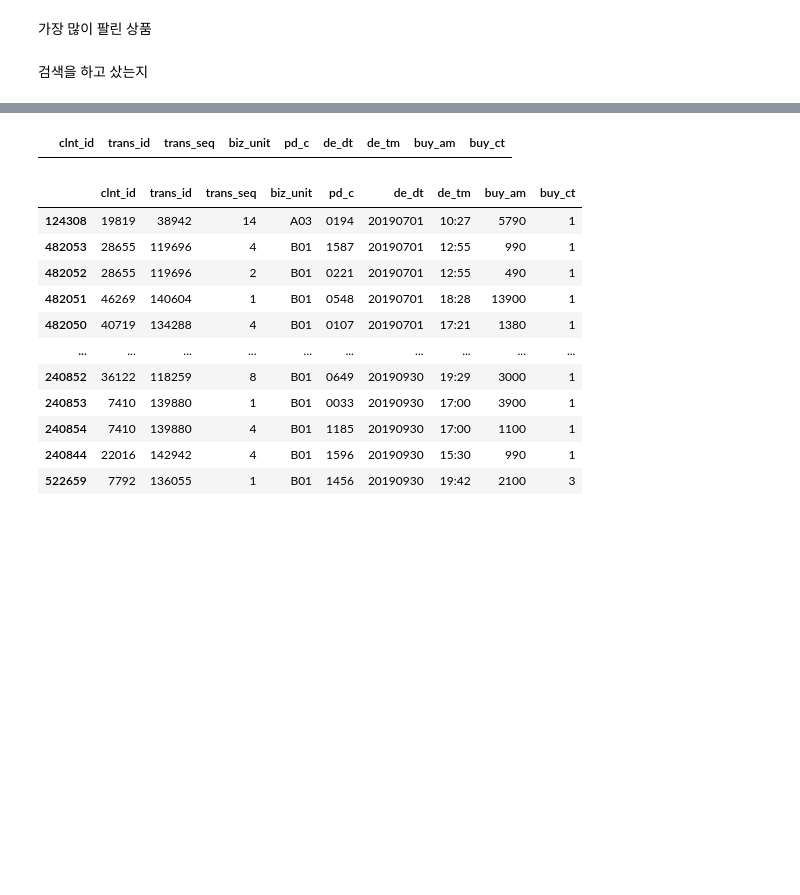
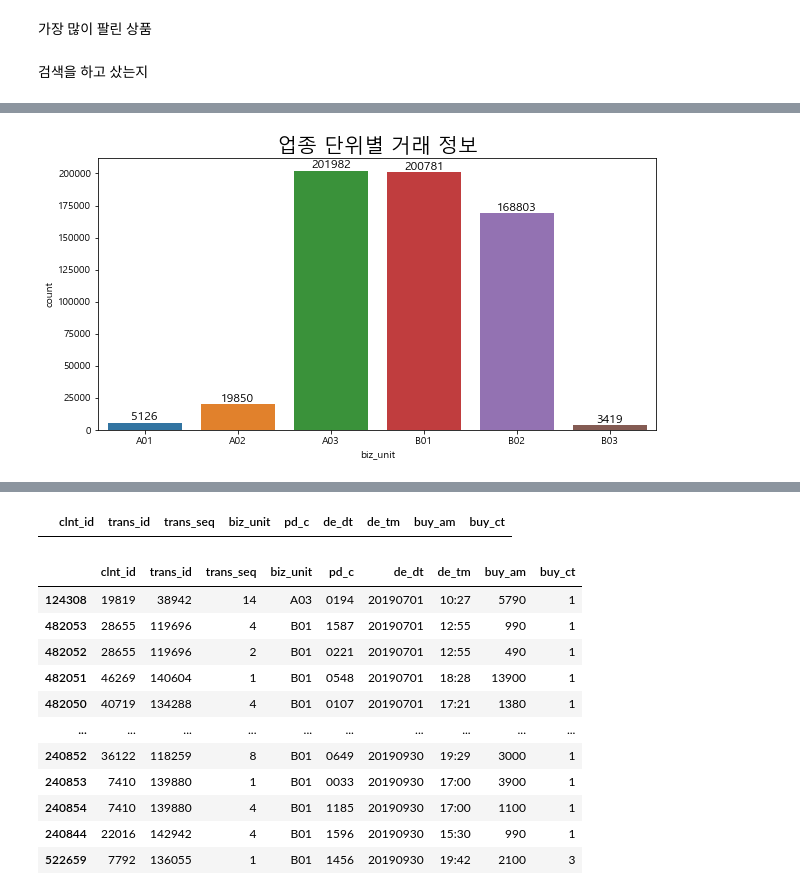
Before and after one commit to Gyeol0/Personalized-Content-Recommendation, a Jupyter notebook: L.Point.ipynb, the cells around one changed output, grey strips where cells are left out. Cells and saved outputs as stored; diff of their text form; code cells hidden in the pictures; blank space fills up the shorter version.

```diff
--- a/L.Point.ipynb
+++ b/L.Point.ipynb
@@ -580,0 +623,25 @@ trade_data
+# %%
+trade_data['de_dt'] = trade_data['de_dt'].astype('str')
+trade_data['de_dt'] = trade_data['de_dt'] + trade_data['de_tm']
+trade_data['de_dt'] = trade_data['de_dt'].apply(lambda x: datetime.datetime.strptime(x, '%Y%m%d%H:%M'))
+# %%
+trade_data['month'] = trade_data['de_dt'].apply(lambda x: x.month)
+trade_data['hour'] = trade_data['de_dt'].apply(lambda x: x.hour)
+# %%
+trade_data['count'] = 1
+# %%
+trade_biz = trade_data.groupby('biz_unit').count()['count'].reset_index()
+# %%
+plt.figure(figsize=(10,5))
+sns.barplot(data = trade_biz, x = 'biz_unit', y = 'count')
+y = list(trade_biz['count'])
+for i, v in enumerate([i for i in range(len(trade_biz))]):
+    plt.text(v, y[i], y[i],
+             fontsize = 12,
+             color='black',
+             horizontalalignment='center',
+             verticalalignment='bottom')
+plt.title('업종 단위별 거래 정보',fontsize = 20)
+plt.show()
+# %% [output]
+[figure, added]
```
Also changed, not shown: parts of 34 cells of this notebook.
